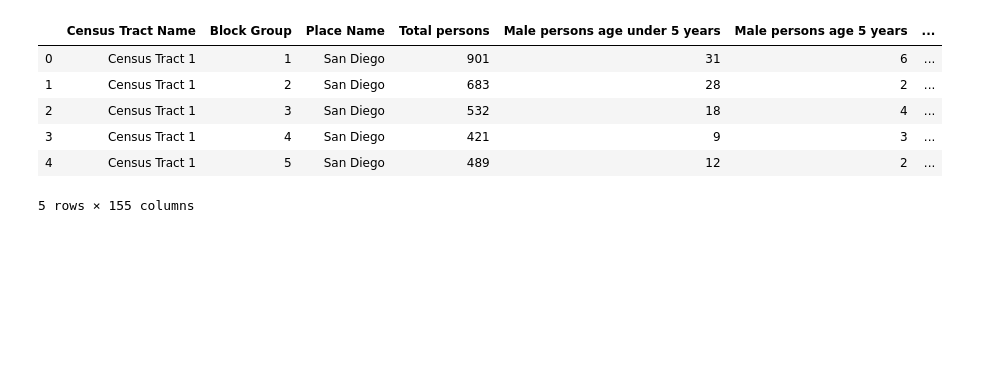
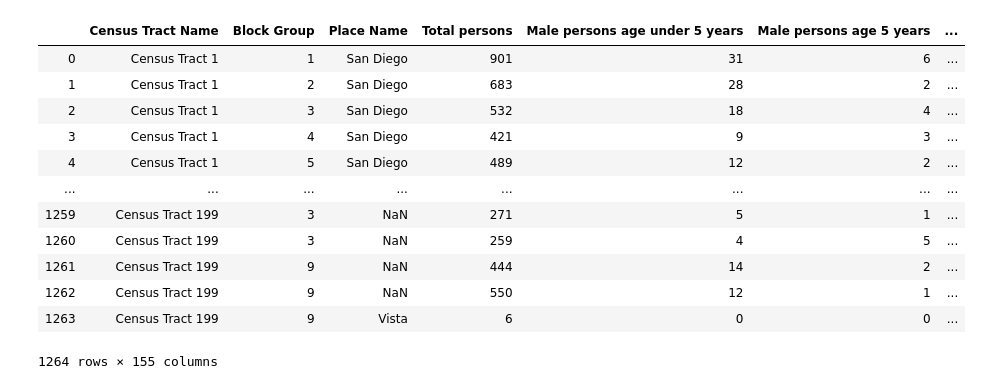
Before and after one commit to TerrileJ/DataHacks, a Jupyter notebook: housing_population_analysis.ipynb, the cells around one changed output. Cells and saved outputs as stored; diff of their text form; code cells hidden in the pictures; blank space fills up the shorter version.

```diff
--- a/housing_population_analysis.ipynb
+++ b/housing_population_analysis.ipynb
@@ -7,4 +7,6 @@ import matplotlib
 # Imports relevant CSVs
 housing_df = pd.read_csv("SD1970_housing.csv")
 population_df = pd.read_csv("SD1970_population.csv")
+
+pd.set_option('display.max_colwidth', 100)
 # %%
@@ -20,10 +28,16 @@ housing_df.head()
 # %%
-population_df.head()
+population_df#.head(20)
 # %% [output]
 |  | Census Tract Name | Block Group | Place Name | Total persons | Male persons age under 5 years | Male persons age 5 years | ... |
 | 0 | Census Tract 1 | 1 | San Diego | 901 | 31 | 6 | ... |
 | 1 | Census Tract 1 | 2 | San Diego | 683 | 28 | 2 | ... |
 | 2 | Census Tract 1 | 3 | San Diego | 532 | 18 | 4 | ... |
 | 3 | Census Tract 1 | 4 | San Diego | 421 | 9 | 3 | ... |
 | 4 | Census Tract 1 | 5 | San Diego | 489 | 12 | 2 | ... |
+| ... | ... | ... | ... | ... | ... | ... | ... |
+| 1259 | Census Tract 199 | 3 | NaN | 271 | 5 | 1 | ... |
+| 1260 | Census Tract 199 | 3 | NaN | 259 | 4 | 5 | ... |
+| 1261 | Census Tract 199 | 9 | NaN | 444 | 14 | 2 | ... |
+| 1262 | Census Tract 199 | 9 | NaN | 550 | 12 | 1 | ... |
+| 1263 | Census Tract 199 | 9 | Vista | 6 | 0 | 0 | ... |
-5 rows × 155 columns
+1264 rows × 155 columns
```
Also changed, not shown: parts of 3 cells of this notebook.
